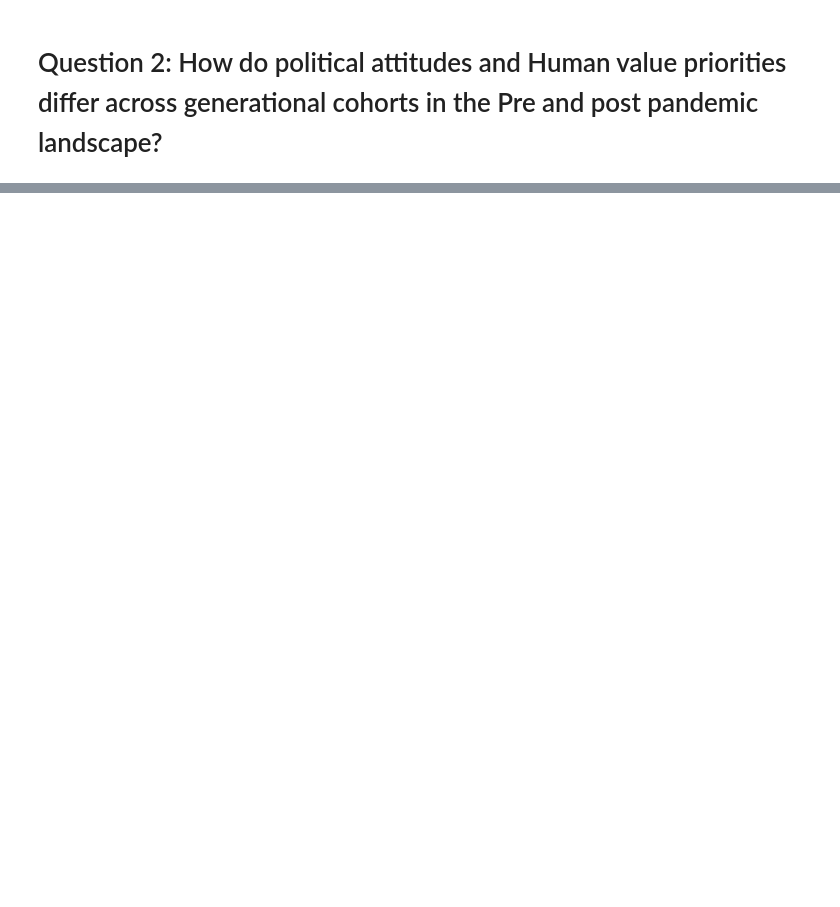
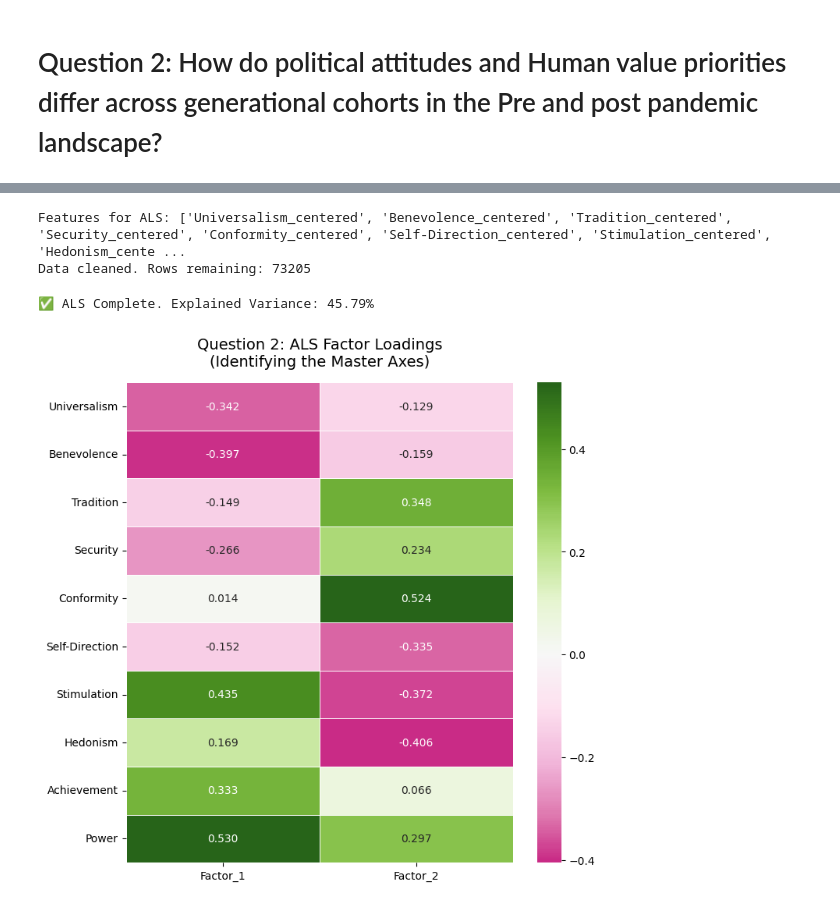
Before and after one commit to CU-S26-MSDSSB-DSCI-01-DataScienceLab/DataScienceLab_HumanValues, a Jupyter notebook: Q2_Tayaphon.ipynb, the cells around one changed output, grey strips where cells are left out. Cells and saved outputs as stored; diff of their text form; code cells hidden in the pictures; blank space fills up the shorter version.

```diff
--- a/Q2_Tayaphon.ipynb
+++ b/Q2_Tayaphon.ipynb
@@ -29,0 +33,42 @@ print(df.head())
+# %%
+# Define our 10 MRAT-centered features
+schwartz_values = [
+    'Universalism', 'Benevolence', 'Tradition', 'Security',
+    'Conformity', 'Self-Direction', 'Stimulation', 'Hedonism',
+    'Achievement', 'Power'
+]
+features = [f'{v}_centered' for v in schwartz_values]
+print(f"Features for ALS: {features}")
+
+# Create 'df_clean' by dropping NaNs of from 'df'
+df_clean = df.dropna(subset=features + ['lrscale', 'generation']).copy()
+print(f"Data cleaned. Rows remaining: {len(df_clean)}")
+# %% [output]
+Features for ALS: ['Universalism_centered', 'Benevolence_centered', 'Tradition_centered', 'Security_centered', 'Conformity_centered', 'Self-Direction_centered', 'Stimulation_centered', 'Hedonism_cente ...
+Data cleaned. Rows remaining: 73205
+# %%
+# 4. The ALS Model (TruncatedSVD)
+als = TruncatedSVD(n_components=2, random_state=42)
+latent_factors = als.fit_transform(df_clean[features])
+
+# Save the new coordinates back to the clean dataframe
+df_clean['Factor_1'] = latent_factors[:, 0]
+df_clean['Factor_2'] = latent_factors[:, 1]
+
+print(f"✅ ALS Complete. Explained Variance: {als.explained_variance_ratio_.sum() * 100:.2f}%\n")
+# %% [output]
+✅ ALS Complete. Explained Variance: 45.79%
+# %%
+# 5. Plot the Loadings Heatmap
+loadings = pd.DataFrame(
+    als.components_.T,
+    columns=['Factor_1', 'Factor_2'],
+    index=schwartz_values
+)
+
+plt.figure(figsize=(8, 8))
+sns.heatmap(loadings, annot=True, cmap='PiYG', center=0, fmt=".3f", linewidths=.5)
+plt.title('Question 2: ALS Factor Loadings\n(Identifying the Master Axes)', fontsize=14, pad=15)
+plt.show()
+# %% [output]
+[figure, added]
```
Also changed, not shown: parts of 1 cell of this notebook, 2 other files.
